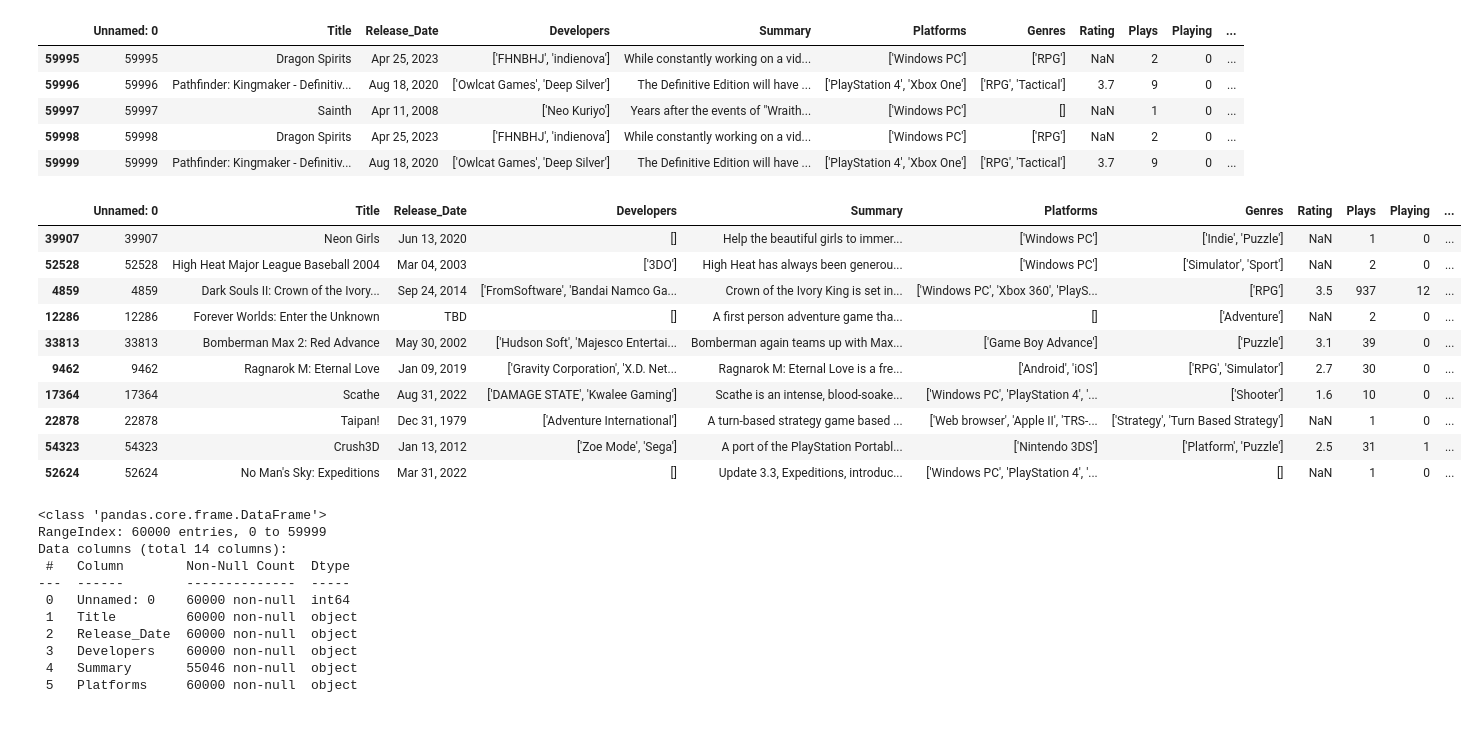
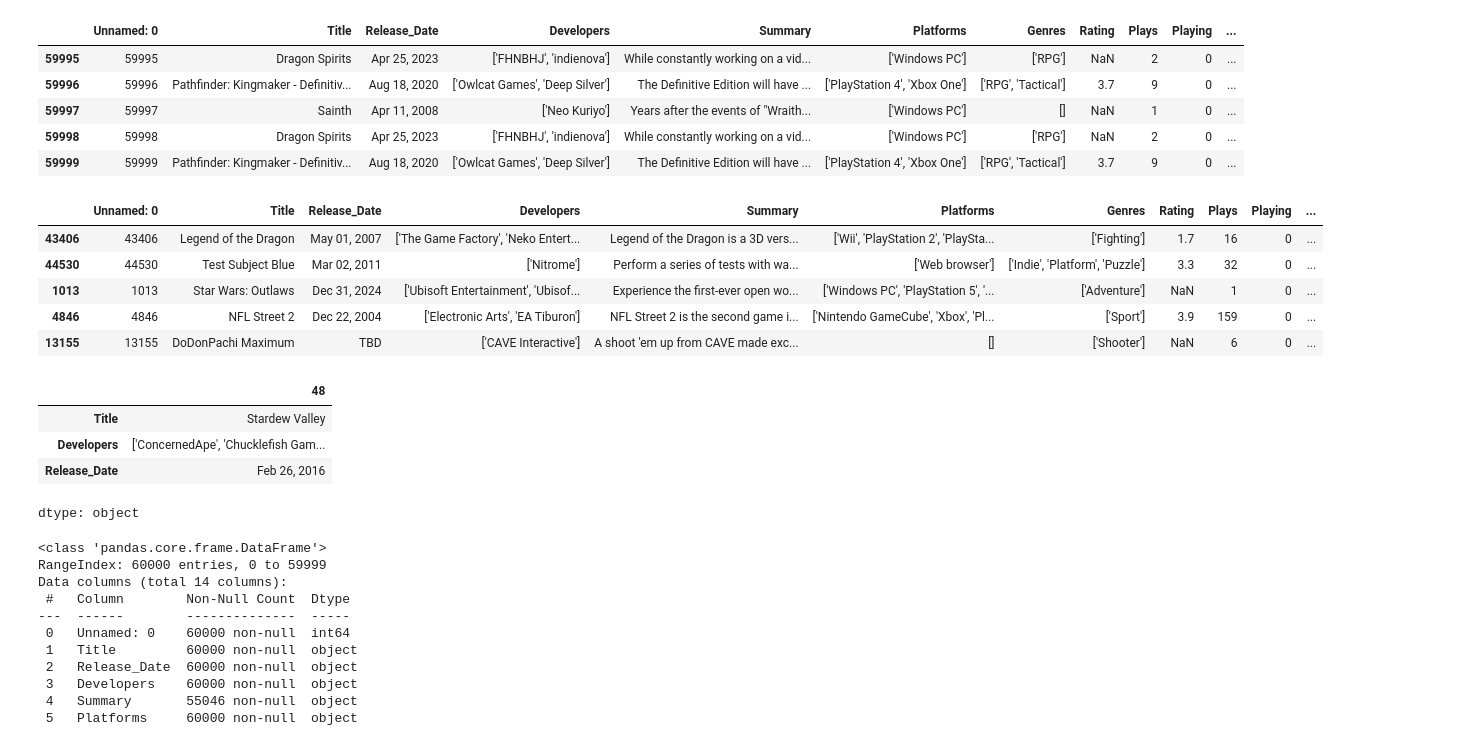
Before and after one commit to Spring-anne/Proyecto-Tecnolochicas-Python, a Jupyter notebook: ProyectoFinal.ipynb, the cells around one changed output. Saved outputs shown, nothing was run; the diff lists cells and outputs as text; code cells hidden in the pictures.

```diff
--- a/ProyectoFinal.ipynb
+++ b/ProyectoFinal.ipynb
@@ -28,13 +31,13 @@ Saving all_video_games(cleaned).csv to all_video_games(cleaned).csv
 Divagamos un poco en el conjunto de datos cargado usando funciones utiles de pandas
 # %%
 #Funcion para cargar el archivo csv
-def cargar_datos(ruta_csv: str):
-    try:
-        df = pd.read_csv(ruta_csv)
-        print(f"Archivo cargado correctamente...")
-        return df
-    except FileNotFoundError:
-        raise FileNotFoundError(f"No se encontro el archivo: {ruta_csv}")
+def cargar_datos(ruta_csv):
+  try:
+    df = pd.read_csv(ruta_csv)
+    print("Archivo cargado correctamente...")
+    return df
+  except FileNotFoundError:
+    raise FileNotFoundError("No se encontro el archivo...")
 
 #Cargamos el csv y mostramos las primeras 5 filas del conjunto
 df_crudo = cargar_datos("/content/backloggd_games.csv")
@@ -79,20 +61,24 @@ df_crudo.tail(5)
 | 59998 | 59998 | Dragon Spirits | Apr 25, 2023 | ['FHNBHJ', 'indienova'] | While constantly working on a vid... | ['Windows PC'] | ['RPG'] | NaN | 2 | 0 | ... |
 | 59999 | 59999 | Pathfinder: Kingmaker - Definitiv... | Aug 18, 2020 | ['Owlcat Games', 'Deep Silver'] | The Definitive Edition will have ... | ['PlayStation 4', 'Xbox One'] | ['RPG', 'Tactical'] | 3.7 | 9 | 0 | ... |
 # %%
-#Elegimos 10 filas aleatorias
-df_crudo.sample(10)
+#Elegimos 5 filas aleatorias
+df_crudo.sample(5)
 # %% [output]
 |  | Unnamed: 0 | Title | Release_Date | Developers | Summary | Platforms | Genres | Rating | Plays | Playing | ... |
-| 39907 | 39907 | Neon Girls | Jun 13, 2020 | [] | Help the beautiful girls to immer... | ['Windows PC'] | ['Indie', 'Puzzle'] | NaN | 1 | 0 | ... |
-| 52528 | 52528 | High Heat Major League Baseball 2004 | Mar 04, 2003 | ['3DO'] | High Heat has always been generou... | ['Windows PC'] | ['Simulator', 'Sport'] | NaN | 2 | 0 | ... |
-| 4859 | 4859 | Dark Souls II: Crown of the Ivory... | Sep 24, 2014 | ['FromSoftware', 'Bandai Namco Ga... | Crown of the Ivory King is set in... | ['Windows PC', 'Xbox 360', 'PlayS... | ['RPG'] | 3.5 | 937 | 12 | ... |
-| 12286 | 12286 | Forever Worlds: Enter the Unknown | TBD | [] | A first person adventure game tha... | [] | ['Adventure'] | NaN | 2 | 0 | ... |
-| 33813 | 33813 | Bomberman Max 2: Red Advance | May 30, 2002 | ['Hudson Soft', 'Majesco Entertai... | Bomberman again teams up with Max... | ['Game Boy Advance'] | ['Puzzle'] | 3.1 | 39 | 0 | ... |
-| 9462 | 9462 | Ragnarok M: Eternal Love | Jan 09, 2019 | ['Gravity Corporation', 'X.D. Net... | Ragnarok M: Eternal Love is a fre... | ['Android', 'iOS'] | ['RPG', 'Simulator'] | 2.7 | 30 | 0 | ... |
-| 17364 | 17364 | Scathe | Aug 31, 2022 | ['DAMAGE STATE', 'Kwalee Gaming'] | Scathe is an intense, blood-soake... | ['Windows PC', 'PlayStation 4', '... | ['Shooter'] | 1.6 | 10 | 0 | ... |
-| 22878 | 22878 | Taipan! | Dec 31, 1979 | ['Adventure International'] | A turn-based strategy game based ... | ['Web browser', 'Apple II', 'TRS-... | ['Strategy', 'Turn Based Strategy'] | NaN | 1 | 0 | ... |
-| 54323 | 54323 | Crush3D | Jan 13, 2012 | ['Zoe Mode', 'Sega'] | A port of the PlayStation Portabl... | ['Nintendo 3DS'] | ['Platform', 'Puzzle'] | 2.5 | 31 | 1 | ... |
-| 52624 | 52624 | No Man's Sky: Expeditions | Mar 31, 2022 | [] | Update 3.3, Expeditions, introduc... | ['Windows PC', 'PlayStation 4', '... | [] | NaN | 1 | 0 | ... |
+| 43406 | 43406 | Legend of the Dragon | May 01, 2007 | ['The Game Factory', 'Neko Entert... | Legend of the Dragon is a 3D vers... | ['Wii', 'PlayStation 2', 'PlaySta... | ['Fighting'] | 1.7 | 16 | 0 | ... |
+| 44530 | 44530 | Test Subject Blue | Mar 02, 2011 | ['Nitrome'] | Perform a series of tests with wa... | ['Web browser'] | ['Indie', 'Platform', 'Puzzle'] | 3.3 | 32 | 0 | ... |
+| 1013 | 1013 | Star Wars: Outlaws | Dec 31, 2024 | ['Ubisoft Entertainment', 'Ubisof... | Experience the first-ever open wo... | ['Windows PC', 'PlayStation 5', '... | ['Adventure'] | NaN | 1 | 0 | ... |
+| 4846 | 4846 | NFL Street 2 | Dec 22, 2004 | ['Electronic Arts', 'EA Tiburon'] | NFL Street 2 is the second game i... | ['Nintendo GameCube', 'Xbox', 'Pl... | ['Sport'] | 3.9 | 159 | 0 | ... |
+| 13155 | 13155 | DoDonPachi Maximum | TBD | ['CAVE Interactive'] | A shoot 'em up from CAVE made exc... | [] | ['Shooter'] | NaN | 6 | 0 | ... |
+# %%
+#Seleccion de un dato especifico
+df_crudo.loc[48, ['Title', 'Developers', 'Release_Date']]
+# %% [output]
+|  | 48 |
+| Title | Stardew Valley |
+| Developers | ['ConcernedApe', 'Chucklefish Gam... |
+| Release_Date | Feb 26, 2016 |
+dtype: object
 # %%
 #Imprimimos la informacion del df crudo
 print(df_crudo.info())
```
Also changed, not shown: parts of 14 cells of this notebook.
